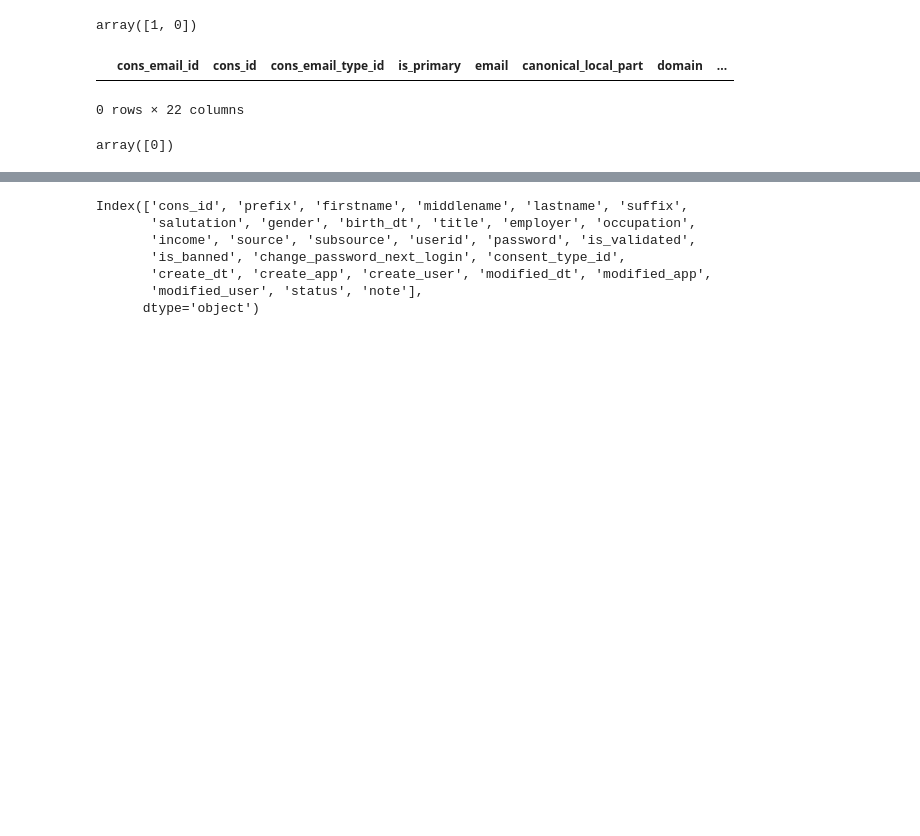
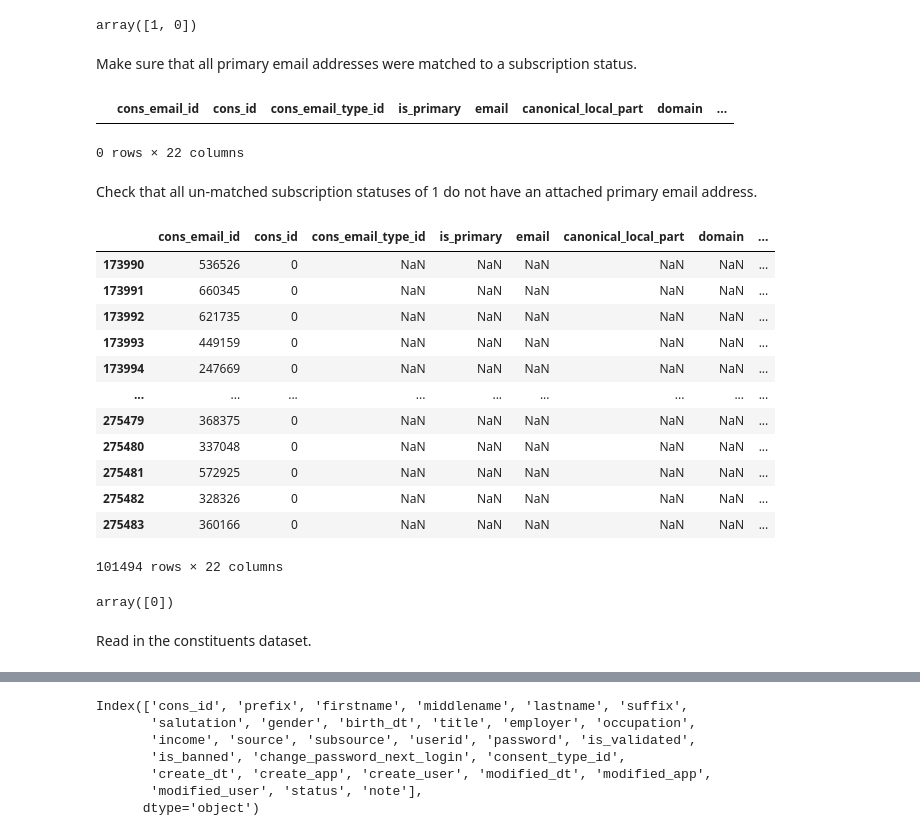
Before and after one commit to leighannajo/Data-Engineer-Exercise, a Jupyter notebook: ExerciseNotebook.ipynb, the cells around one changed output, grey strips where cells are left out. Saved outputs shown, nothing was run; the diff lists cells and outputs as text; code cells hidden in the pictures; blank space fills up the shorter version.

```diff
--- a/ExerciseNotebook.ipynb
+++ b/ExerciseNotebook.ipynb
@@ -7,5 +10,5 @@ warnings.filterwarnings('ignore')
 # %%
-df_emails = pd.read_csv('cons_email.csv')
+df_emails = pd.read_csv('data/cons_email.csv')
 print(df_emails.shape)
 df_emails.head()
 # %% [output]
@@ -79,5 +75,5 @@ Index(['cons_email_id', 'cons_id', 'cons_email_type_id', 'is_primary', 'email',
 # %%
-df_sub = pd.read_csv('cons_email_chapter_subscription.csv')
+df_sub = pd.read_csv('data/cons_email_chapter_subscription.csv')
 df_sub = df_sub.loc[df_sub['chapter_id']==1]
 df_sub
 # %% [output]
@@ -209,17 +212,37 @@ df_both
 df_both.isunsub.unique()
 # %% [output]
 array([1, 0])
+# %% [markdown]
+Make sure that all primary email addresses were matched to a subscription status.
 # %%
 df_left = df_subEmail.loc[df_subEmail['_merge']=='left_only']
 df_left
 # %% [output]
 |  | cons_email_id | cons_id | cons_email_type_id | is_primary | email | canonical_local_part | domain | ... |
 0 rows × 22 columns
+# %% [markdown]
+Check that all un-matched subscription statuses of 1 do not have an attached primary email address.
 # %%
 df_right = df_subEmail.loc[df_subEmail['_merge']=='right_only']
-# df_right
+df_right
+# %% [output]
+|  | cons_email_id | cons_id | cons_email_type_id | is_primary | email | canonical_local_part | domain | ... |
+| 173990 | 536526 | 0 | NaN | NaN | NaN | NaN | NaN | ... |
+| 173991 | 660345 | 0 | NaN | NaN | NaN | NaN | NaN | ... |
+| 173992 | 621735 | 0 | NaN | NaN | NaN | NaN | NaN | ... |
+| 173993 | 449159 | 0 | NaN | NaN | NaN | NaN | NaN | ... |
+| 173994 | 247669 | 0 | NaN | NaN | NaN | NaN | NaN | ... |
+| ... | ... | ... | ... | ... | ... | ... | ... | ... |
+| 275479 | 368375 | 0 | NaN | NaN | NaN | NaN | NaN | ... |
+| 275480 | 337048 | 0 | NaN | NaN | NaN | NaN | NaN | ... |
+| 275481 | 572925 | 0 | NaN | NaN | NaN | NaN | NaN | ... |
+| 275482 | 328326 | 0 | NaN | NaN | NaN | NaN | NaN | ... |
+| 275483 | 360166 | 0 | NaN | NaN | NaN | NaN | NaN | ... |
+101494 rows × 22 columns
 # %%
 df_right.cons_id.unique()
 # %% [output]
 array([0])
+# %% [markdown]
+Read in the constituents dataset.
 # %%
```
Also changed, not shown: parts of 32 cells of this notebook, 2 other files.
